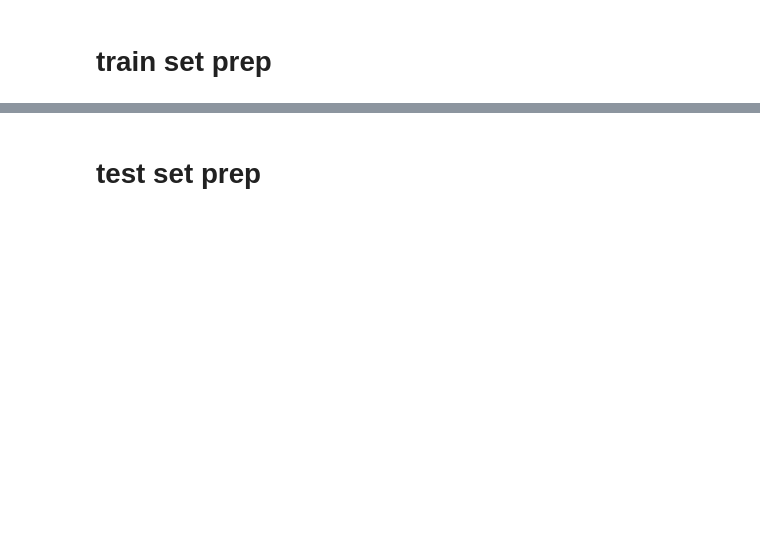
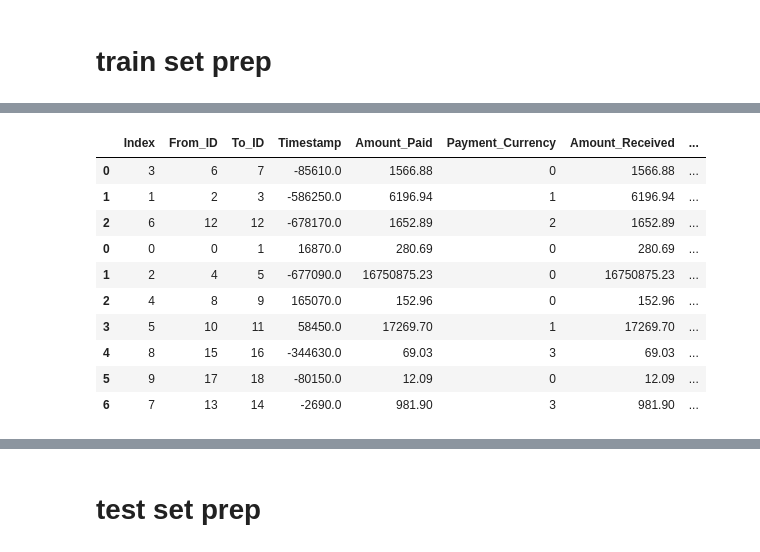
Before and after one commit to adinjayp/anti_money_laundering_project, a Jupyter notebook: AML_Preprocessing.ipynb, the cells around one changed output, grey strips where cells are left out. Saved outputs shown, nothing was run; the diff lists cells and outputs as text; code cells hidden in the pictures; blank space fills up the shorter version.

Commit message:
preprocessing complete ipynb

```diff
--- a/AML_Preprocessing.ipynb
+++ b/AML_Preprocessing.ipynb
@@ -163,6 +187,5 @@ test_dt = dt.Frame(test_df)
 # %% [markdown]
 # train set prep
 # %%
-initial_preprocessed_ddf, first_timestamp, currency_dict, payment_format_dict, bank_account_dict, account_dict
-= initial_preprocessing(train_dt, first_timestamp = -1)
+initial_preprocessed_ddf, first_timestamp, currency_dict, payment_format_dict, bank_account_dict, account_dict = initial_preprocessing(train_dt, first_timestamp = -1)
 initial_preprocessed_ddf.head()
@@ -190,12 +267,26 @@ print(graph_features.head())
-# %%
-# Add new columns to transactions_ddf
-train_graph_ddf['from_degree'] = None
-train_graph_ddf['from_in_degree'] = None
-train_graph_ddf['from_out_degree'] = None
-train_graph_ddf['from_clustering_coeff'] = None
-train_graph_ddf['from_degree_centrality'] = None
-train_graph_ddf['to_degree'] = None
-train_graph_ddf['to_in_degree'] = None
-train_graph_ddf['to_out_degree'] = None
-train_graph_ddf['to_clustering_coeff'] = None
-train_graph_ddf['to_degree_centrality'] = None
+# %%
+import pandas as pd
+import ast
+import dask
+
+# Example of delayed graph features
+graph_features = [dask.delayed(lambda x: x)(string_data) for string_data in graph_features]
+
+# Compute delayed objects
+graph_features_computed = dask.compute(*graph_features)
+
+# Convert each string to a dictionary
+dicts = [ast.literal_eval(string_data) for string_data in graph_features_computed]
+
+# Create a list of lists containing the dictionary values for each entry
+list_of_lists = [list(data_dict.values()) for data_dict in dicts]
+
+# Create a DataFrame from the list of lists
+lists_df = pd.DataFrame(list_of_lists, columns=dicts[0].keys())
+
+# Convert specific columns to the desired data types
+convert_dtype = {'Node': 'int64', 'degree': 'int64', 'in_degree': 'int64', 'out_degree': 'int64', 'clustering_coefficient': 'float64', 'degree_centrality': 'float64'}
+graph_features_df = lists_df.astype(convert_dtype)
+graph_features_ddf = dd.from_pandas(graph_features_df, npartitions=2)
+# Print the DataFrame
+print(graph_features_ddf.head())
@@ -204,3 +325,16 @@ train_graph_ddf.head()
 # %%
-preprocessed_train_df = merge_trans_with_gf(train_graph_ddf, graph_features)
+preprocessed_train_df = merge_trans_with_gf(train_graph_ddf, graph_features_ddf)
+preprocessed_train_df.compute()
 # normalize the dataset then train
+# %% [output]
+|  | Index | From_ID | To_ID | Timestamp | Amount_Paid | Payment_Currency | Amount_Received | ... |
+| 0 | 3 | 6 | 7 | -85610.0 | 1566.88 | 0 | 1566.88 | ... |
+| 1 | 1 | 2 | 3 | -586250.0 | 6196.94 | 1 | 6196.94 | ... |
+| 2 | 6 | 12 | 12 | -678170.0 | 1652.89 | 2 | 1652.89 | ... |
+| 0 | 0 | 0 | 1 | 16870.0 | 280.69 | 0 | 280.69 | ... |
+| 1 | 2 | 4 | 5 | -677090.0 | 16750875.23 | 0 | 16750875.23 | ... |
+| 2 | 4 | 8 | 9 | 165070.0 | 152.96 | 0 | 152.96 | ... |
+| 3 | 5 | 10 | 11 | 58450.0 | 17269.70 | 1 | 17269.70 | ... |
+| 4 | 8 | 15 | 16 | -344630.0 | 69.03 | 3 | 69.03 | ... |
+| 5 | 9 | 17 | 18 | -80150.0 | 12.09 | 0 | 12.09 | ... |
+| 6 | 7 | 13 | 14 | -2690.0 | 981.90 | 3 | 981.90 | ... |
```
Also changed, not shown: parts of 29 cells of this notebook.
